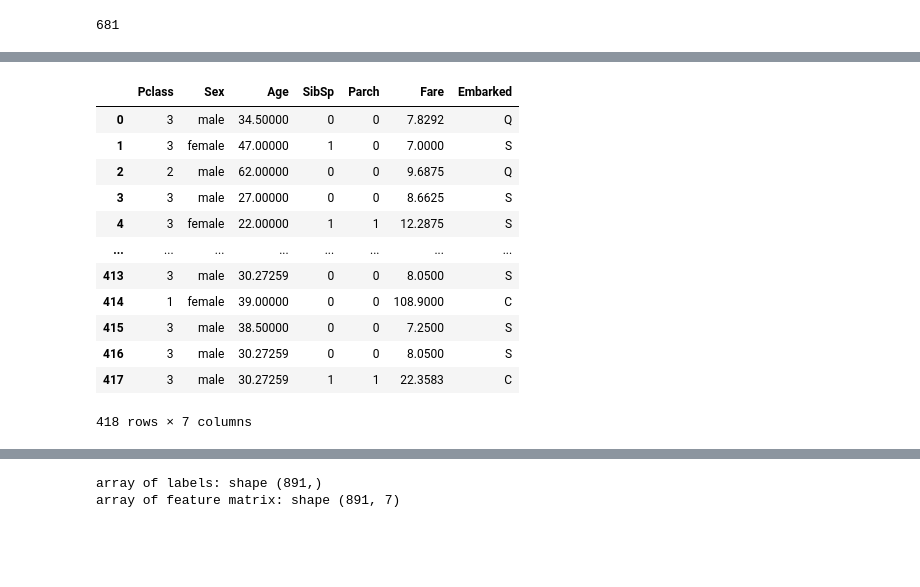
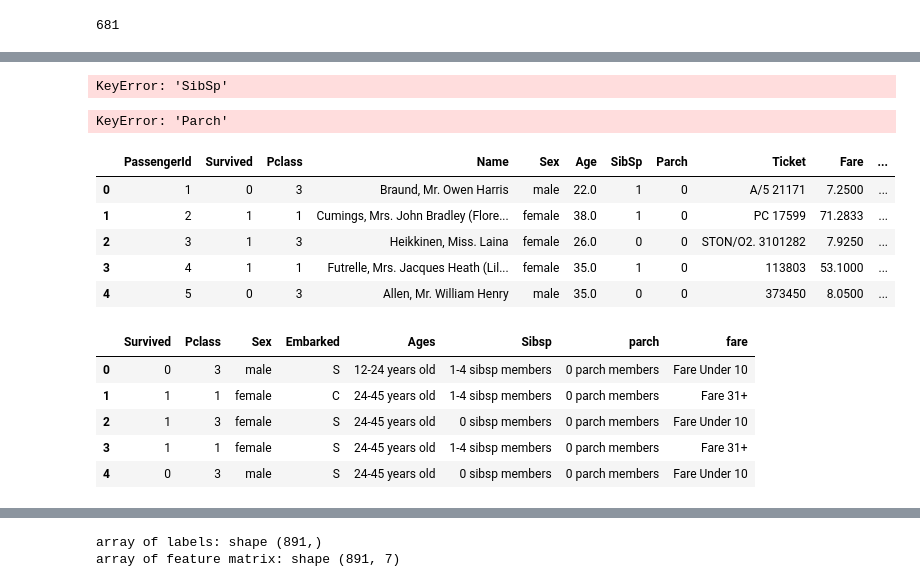
Before and after one commit to flute321/TitanticDataset, a Jupyter notebook: cs484-project.ipynb, the cells around one changed output, grey strips where cells are left out. Cells and saved outputs as stored; diff of their text form; code cells hidden in the pictures; blank space fills up the shorter version.

```diff
--- a/cs484-project.ipynb
+++ b/cs484-project.ipynb
@@ -153,19 +161,69 @@ unique_ticket
+# %%
+#creating a new column for sibsp
+def modify_sibsp(row):
+    original_value = row['SibSp']
+    if original_value == 0:
+        return "0 sibsp members"
+    elif original_value >= 1 and original_value < 5:
+        return "1-4 sibsp members"
+    else:
+        return "5+ sibsp members"
+
+train['Sibsp'] = train.apply(modify_sibsp, axis=1)
+test['Sibsp'] = test.apply(modify_sibsp, axis=1)
+
+train.head()
+# %% [output]
+KeyError: 'SibSp'
+# %%
+#creating a new column for sibsp
+def modify_parch(row):
+    original_value = row['Parch']
+    if original_value == 0:
+        return "0 parch members"
+    elif original_value >= 1 and original_value < 5:
+        return "1-4 parch members"
+    else:
+        return "5+ parch members"
+
+train['parch'] = train.apply(modify_parch, axis=1)
+test['parch'] = test.apply(modify_parch, axis=1)
+
+train.head()
+# %% [output]
+KeyError: 'Parch'
+# %%
+#creating a new column for sibsp
+def modify_fare(row):
+    original_value = row['Fare']
+    if original_value < 10:
+        return "Fare Under 10"
+    elif original_value >= 11 and original_value < 30:
+        return "Fare 11-30"
+    else:
+        return "Fare 31+"
+
+train['fare'] = train.apply(modify_fare, axis=1)
+test['fare'] = test.apply(modify_fare, axis=1)
+
+train.head()
+# %% [output]
+|  | PassengerId | Survived | Pclass | Name | Sex | Age | SibSp | Parch | Ticket | Fare | ... |
+| 0 | 1 | 0 | 3 | Braund, Mr. Owen Harris | male | 22.0 | 1 | 0 | A/5 21171 | 7.2500 | ... |
+| 1 | 2 | 1 | 1 | Cumings, Mrs. John Bradley (Flore... | female | 38.0 | 1 | 0 | PC 17599 | 71.2833 | ... |
+| 2 | 3 | 1 | 3 | Heikkinen, Miss. Laina | female | 26.0 | 0 | 0 | STON/O2. 3101282 | 7.9250 | ... |
+| 3 | 4 | 1 | 1 | Futrelle, Mrs. Jacques Heath (Lil... | female | 35.0 | 1 | 0 | 113803 | 53.1000 | ... |
+| 4 | 5 | 0 | 3 | Allen, Mr. William Henry | male | 35.0 | 0 | 0 | 373450 | 8.0500 | ... |
 # %%
 #dropping name and ticket(cuz unique and doesnt help with data analysis)
 #dropping cabin cuz 75% values are nan
-train = train.drop(['Name', 'Cabin', 'Ticket', 'PassengerId'], axis=1)
-test = test.drop(['Name', 'Cabin', 'Ticket', 'PassengerId'], axis=1)
+train = train.drop(['Name', 'Cabin', 'Ticket', 'PassengerId', 'SibSp', 'Parch', 'Fare', 'Age'], axis=1)
+test = test.drop(['Name', 'Cabin', 'Ticket', 'PassengerId', 'SibSp', 'Parch', 'Fare', 'Age'], axis=1)
+train.head()
 # %% [output]
-|  | Pclass | Sex | Age | SibSp | Parch | Fare | Embarked |
-| 0 | 3 | male | 34.50000 | 0 | 0 | 7.8292 | Q |
-| 1 | 3 | female | 47.00000 | 1 | 0 | 7.0000 | S |
-| 2 | 2 | male | 62.00000 | 0 | 0 | 9.6875 | Q |
-| 3 | 3 | male | 27.00000 | 0 | 0 | 8.6625 | S |
-| 4 | 3 | female | 22.00000 | 1 | 1 | 12.2875 | S |
-| ... | ... | ... | ... | ... | ... | ... | ... |
-| 413 | 3 | male | 30.27259 | 0 | 0 | 8.0500 | S |
-| 414 | 1 | female | 39.00000 | 0 | 0 | 108.9000 | C |
-| 415 | 3 | male | 38.50000 | 0 | 0 | 7.2500 | S |
-| 416 | 3 | male | 30.27259 | 0 | 0 | 8.0500 | S |
-| 417 | 3 | male | 30.27259 | 1 | 1 | 22.3583 | C |
+|  | Survived | Pclass | Sex | Embarked | Ages | Sibsp | parch | fare |
+| 0 | 0 | 3 | male | S | 12-24 years old | 1-4 sibsp members | 0 parch members | Fare Under 10 |
+| 1 | 1 | 1 | female | C | 24-45 years old | 1-4 sibsp members | 0 parch members | Fare 31+ |
+| 2 | 1 | 3 | female | S | 24-45 years old | 0 sibsp members | 0 parch members | Fare Under 10 |
+| 3 | 1 | 1 | female | S | 24-45 years old | 1-4 sibsp members | 0 parch members | Fare 31+ |
+| 4 | 0 | 3 | male | S | 24-45 years old | 0 sibsp members | 0 parch members | Fare Under 10 |
-418 rows × 7 columns
```
Also changed, not shown: parts of 7 cells of this notebook.
